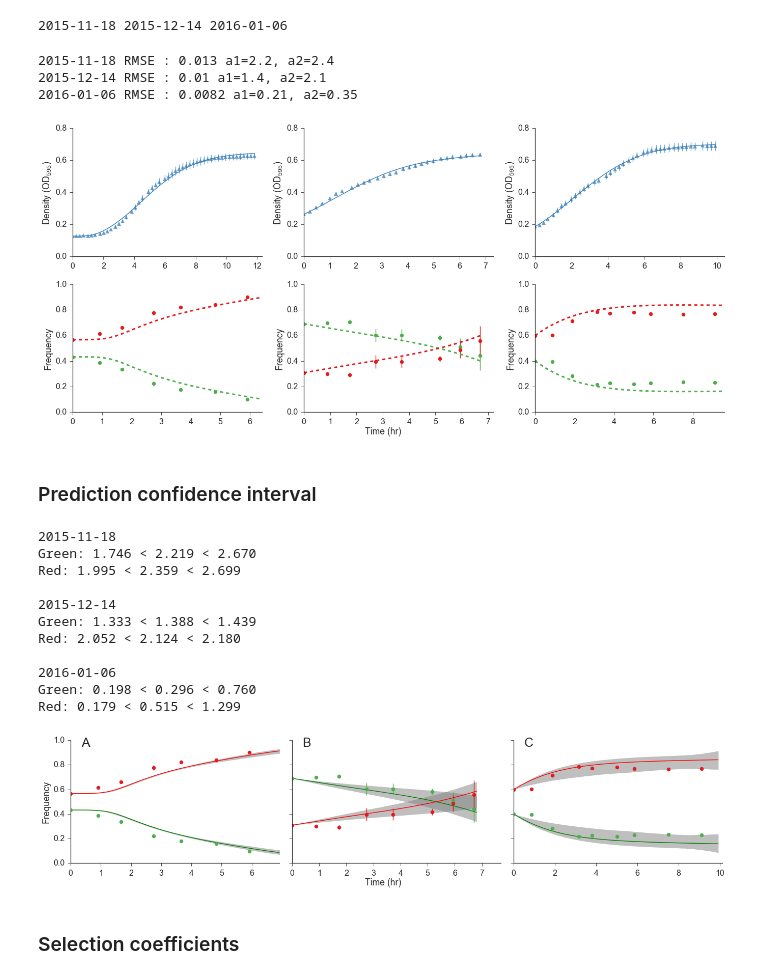
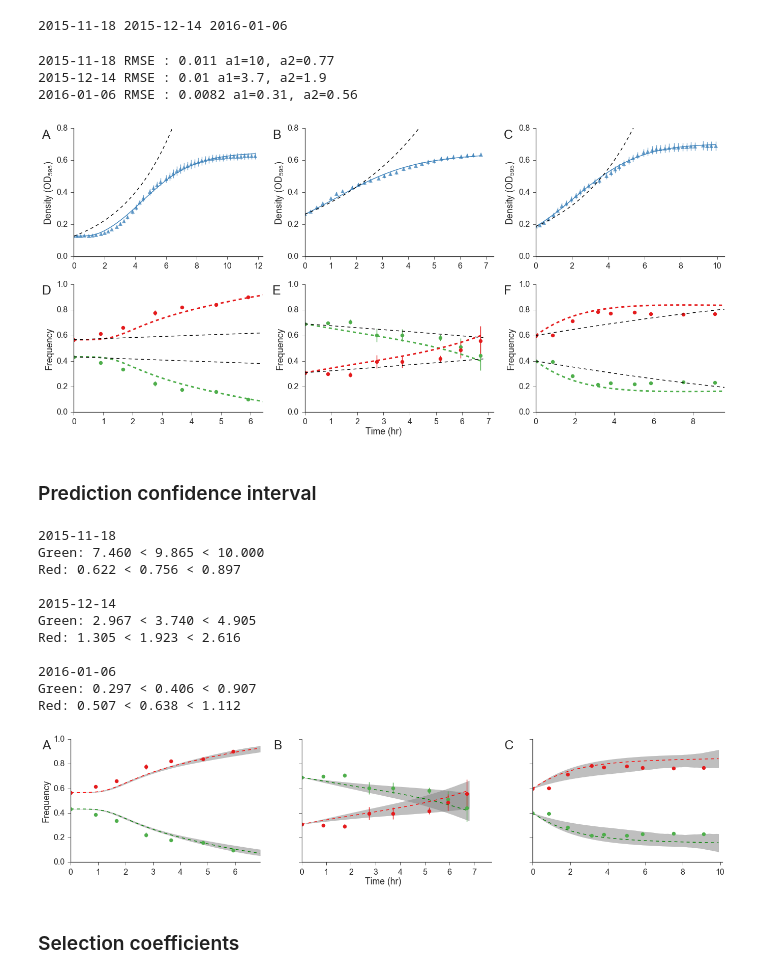
Before and after one commit to yoavram/curveball_ms, a Jupyter notebook: supp.ipynb, the cells around one changed output. Drawn from its saved outputs; the diff is of its cells as text; code cells hidden in the pictures.

```diff
--- a/supp.ipynb
+++ b/supp.ipynb
@@ -354,9 +357,8 @@ ax[1].set_ylabel(r'Growth Rate - $\frac{d}{dt}N$')
 ax[1].set_yticks([0, 0.02, 0.04, 0.06, 0.08])
 
 fig_xlabel(fig, 'Time (hr)')
-for i,axes in enumerate(ax.flatten()):
-    axes.annotate('ABCDEFGH'[i], (0.05, 0.95),
-                  xycoords='axes fraction', fontsize=panel_label_size)
+fig_panel_labels(ax, panel_label_size=panel_label_size)
+
 fig.tight_layout()
 sns.despine()
 fig.savefig('Fig-exponential_model-explained.png')
@@ -519,7 +521,7 @@ for col,(name, ds) in enumerate(datasets.items()):
     ax[0, col].errorbar(RG_t, RG_mean, RG_std, fmt='^', color=blue, alpha=0.7)
 
     # exponential model
-#     ax[0, col].plot(t, ds['Bexp'], color='k', ls=pred_ls) # exponential model
+    ax[0, col].plot(t, ds['Bexp'], color='k', ls=pred_ls) # exponential model
 
     ax[0, col].set(
         ylabel=r'Density ($OD_{595}$)',
@@ -557,8 +559,8 @@ for col,(name, ds) in enumerate(datasets.items()):
         color=red
     )
     # exponential model
-#     ax[1, col].plot(t, ds['pGexp'], color='k', ls=pred_ls)
-#     ax[1, col].plot(t, ds['pRexp'], color='k', ls=pred_ls)
+    ax[1, col].plot(t, ds['pGexp'], color='k', ls=pred_ls)
+    ax[1, col].plot(t, ds['pRexp'], color='k', ls=pred_ls)
 #     ###
 
     ax[1, col].set(
@@ -573,18 +575,17 @@ for col,(name, ds) in enumerate(datasets.items()):
     print(name, "RMSE : {:.2g}".format(np.sqrt(MRSE)), "a1={:.2g}, a2={:.2g}".format(*ds['a']))
 
 fig_xlabel(fig, 'Time (hr)')
-# for i,axes in enumerate(ax.flatten()):
-#     axes.annotate('ABCDEFGH'[i], (0.05, 0.95), xycoords='axes fraction', fontsize=panel_label_size)
+fig_panel_labels(ax, panel_label_size=panel_label_size)
 
 sns.despine()
 fig.tight_layout()
 fig.savefig('Fig-Competition_prediction.png')
 fig.savefig('Fig-Competition_prediction.pdf', dpi=300)
 # %% [output]
-2015-11-18 RMSE : 0.013 a1=2.2, a2=2.4
-2015-12-14 RMSE : 0.01 a1=1.4, a2=2.1
-2016-01-06 RMSE : 0.0082 a1=0.21, a2=0.35
+2015-11-18 RMSE : 0.011 a1=10, a2=0.77
+2015-12-14 RMSE : 0.01 a1=3.7, a2=1.9
+2016-01-06 RMSE : 0.0082 a1=0.31, a2=0.56
-[figure, old version]
+[figure, new version]
 # %% [markdown]
 ### Prediction confidence interval
 # %%
@@ -601,6 +602,7 @@ for col,(name, ds) in enumerate(datasets.items()):
         ci=0.95,
         ax=ax[col],
         PLOT=True,
+        line_kws=dict(ls='--')
     )
     # flow data
     idx = ds['flow_summary_df'].Strain == 'Green'
@@ -618,45 +620,44 @@ for col,(name, ds) in enumerate(datasets.items()):
         ds['flow_summary_df'][idx].freq_mean.as_matrix(),
         ds['flow_summary_df'][idx].freq_std.as_matrix(),
         marker='o',
         ls='',
         color=red
     )
     ax[col].set_xlabel('')
     if col > 0:
         ax[col].set_ylabel('')
     ax[col].set_xlim(0, ds['flow_summary_df'].time.max() + 1)
 
     print("{}\nGreen: {:.3f} < {:.3f} < {:.3f}\nRed: {:.3f} < {:.3f} < {:.3f}\n".format(
             name,
             low_a[0],
             avg_a[0],
             high_a[0],
             low_a[1],
             avg_a[1],
             high_a[1]
     ))
 
 fig_xlabel(fig, 'Time (hr)')
-for i, axes in enumerate(ax.flatten()):
-    axes.annotate('ABCDEFGH'[i], (0.05, 0.95), xycoords='axes fraction', fontsize=panel_label_size)
+fig_panel_labels(ax, xcoord=-0.15)
 
 sns.despine()
-fig.tight_layout()
-# fig.savefig('Fig-Competition_prediction_ci.png')
-# fig.savefig('Fig-Competition_prediction_ci.pdf', dpi=300)
+fig.tight_layout(w_pad=4)
+fig.savefig('Fig-Competition_prediction_ci.png')
+fig.savefig('Fig-Competition_prediction_ci.pdf', dpi=300)
 # %% [output]
 2015-11-18
-Green: 1.746 < 2.219 < 2.670
-Red: 1.995 < 2.359 < 2.699
+Green: 7.460 < 9.865 < 10.000
+Red: 0.622 < 0.756 < 0.897
 
 2015-12-14
-Green: 1.333 < 1.388 < 1.439
-Red: 2.052 < 2.124 < 2.180
+Green: 2.967 < 3.740 < 4.905
+Red: 1.305 < 1.923 < 2.616
 
 2016-01-06
-Green: 0.198 < 0.296 < 0.760
-Red: 0.179 < 0.515 < 1.299
+Green: 0.297 < 0.406 < 0.907
+Red: 0.507 < 0.638 < 1.112
-[figure, old version]
+[figure, new version]
 # %% [markdown]
 ### Selection coefficients
 # %%
```
Also changed, not shown: parts of 8 cells of this notebook, 1 other file.
